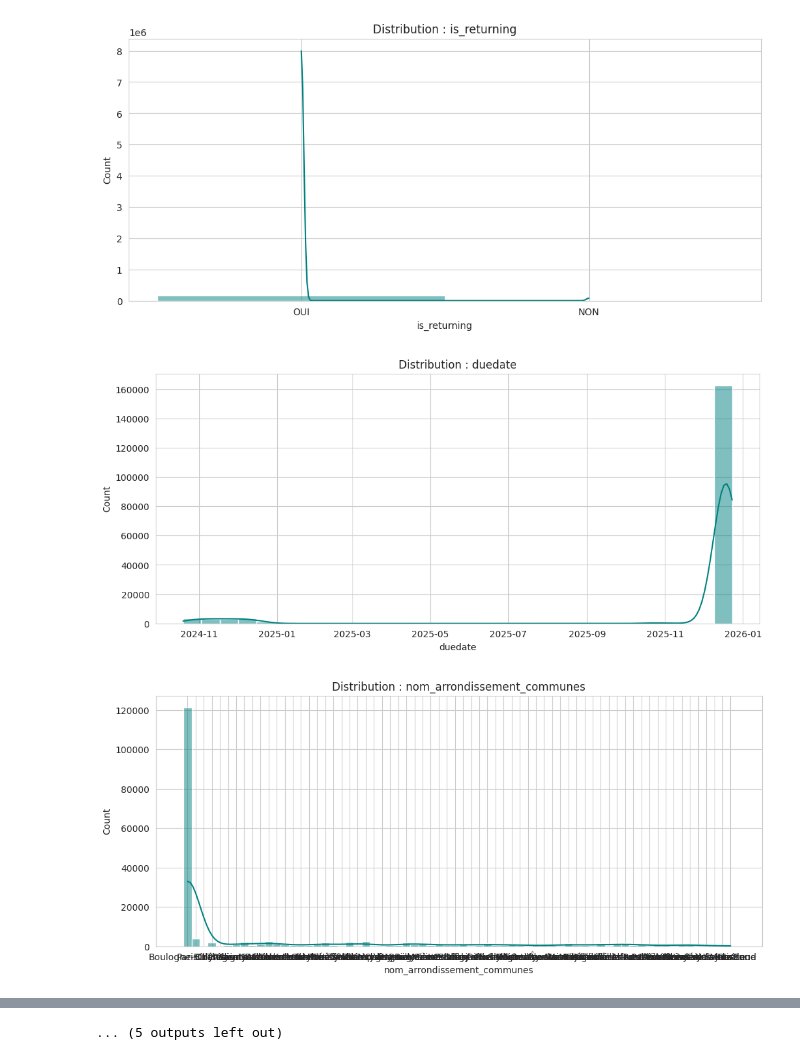
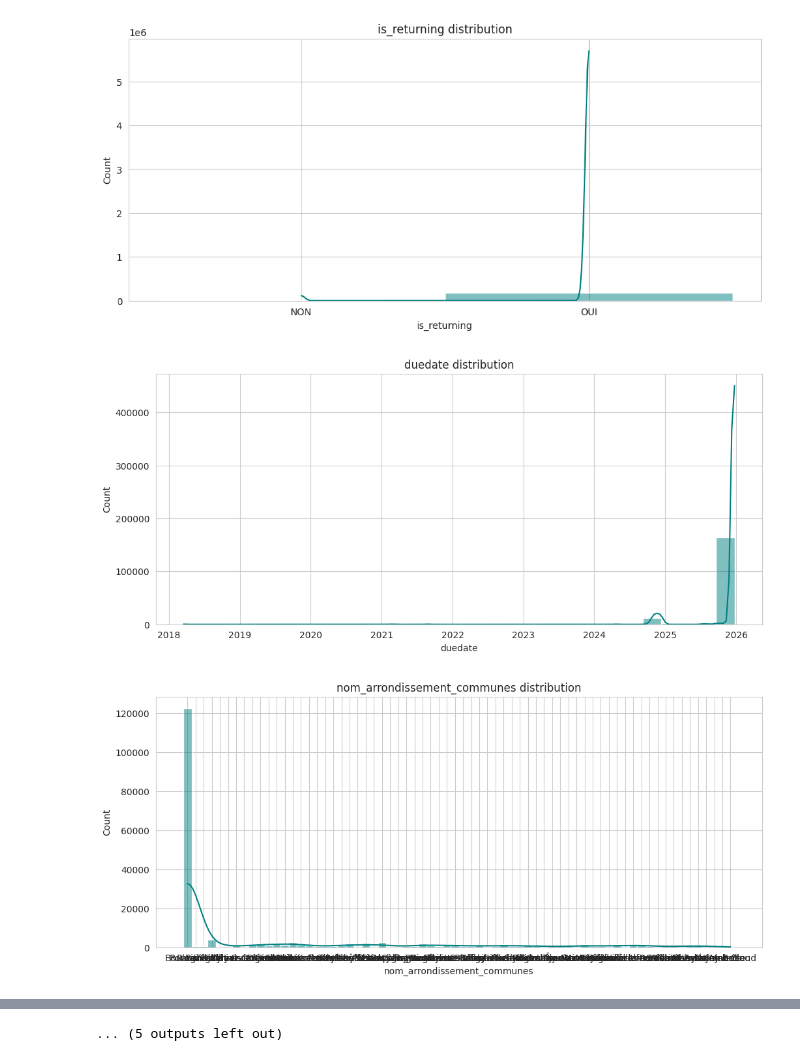
Before and after one commit to nvagno/velib-paris, a Jupyter notebook: notebooks/data_exploration.ipynb, the cells around one changed output, grey strips where cells are left out. Saved outputs shown, nothing was run; the diff lists cells and outputs as text; code cells hidden in the pictures.

```diff
--- a/notebooks/data_exploration.ipynb
+++ b/notebooks/data_exploration.ipynb
@@ -11,7 +9,7 @@ warnings.filterwarnings('ignore')
 sns.set_style("whitegrid")
 pd.set_option('display.max_columns', None)
 # %%
-df = pd.read_parquet("../data/data_with_meteo.parquet")
+df = pd.read_parquet("../data/data_with_meteo_and_holidays.parquet")
 
 df.head()
 # %% [output]
@@ -41,26 +58,11 @@ Name: count, dtype: int64
 # %%
-# --- DATA UNDERSTANDING ---
-
-# Identification des cibles
 targets = ['numbikesavailable', 'numdocksavailable']
 
-# Analyse des valeurs manquantes
-missing = df.isnull().sum()
-print("\n--- VALEURS MANQUANTES ---")
-print(missing[missing > 0])
-
-# Visualisation des Cibles (Histogrammes)
 plt.figure(figsize=(12, 5))
 for i, col in enumerate(targets):
     plt.subplot(1, 2, i+1)
     sns.histplot(df[col], bins=30, kde=True, color='teal' if i==0 else 'orange')
-    plt.title(f'Distribution : {col}')
+    plt.title(f'{col} distribution')
 plt.tight_layout()
 plt.show()
-
-# Analyse des Outliers (Boxplot)
-plt.figure(figsize=(12, 5))
-sns.boxplot(data=df[targets])
-plt.title("Détection des Outliers (Boxplot)")
-plt.show()
 # %% [output]
@@ -79,6 +73,6 @@ for i, col in enumerate(df.columns):
         continue
     plt.figure(figsize=(12, 5))
     sns.histplot(df[col], bins=30, kde=True, color='teal')
-    plt.title(f'Distribution : {col}')
+    plt.title(f'{col} distribution')
 # %% [output]
 [figure]
@@ -91,3 +85,3 @@ for i, col in enumerate(df.columns):
-[figure, old version]
+[figure, new version]
-[figure, old version]
+[figure, new version]
-[figure, old version]
+[figure, new version]
```
Also changed, not shown: parts of 13 cells of this notebook, 1 other file.
